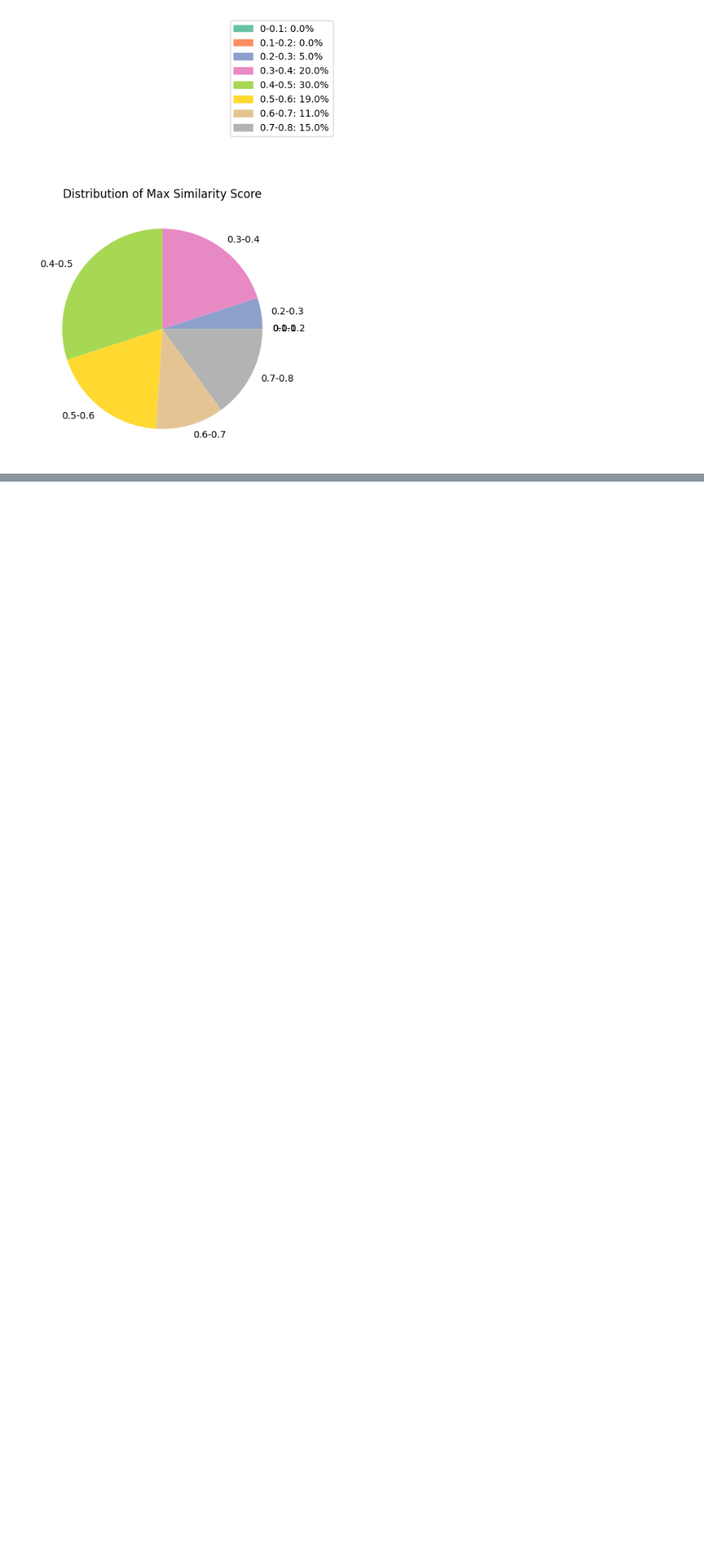
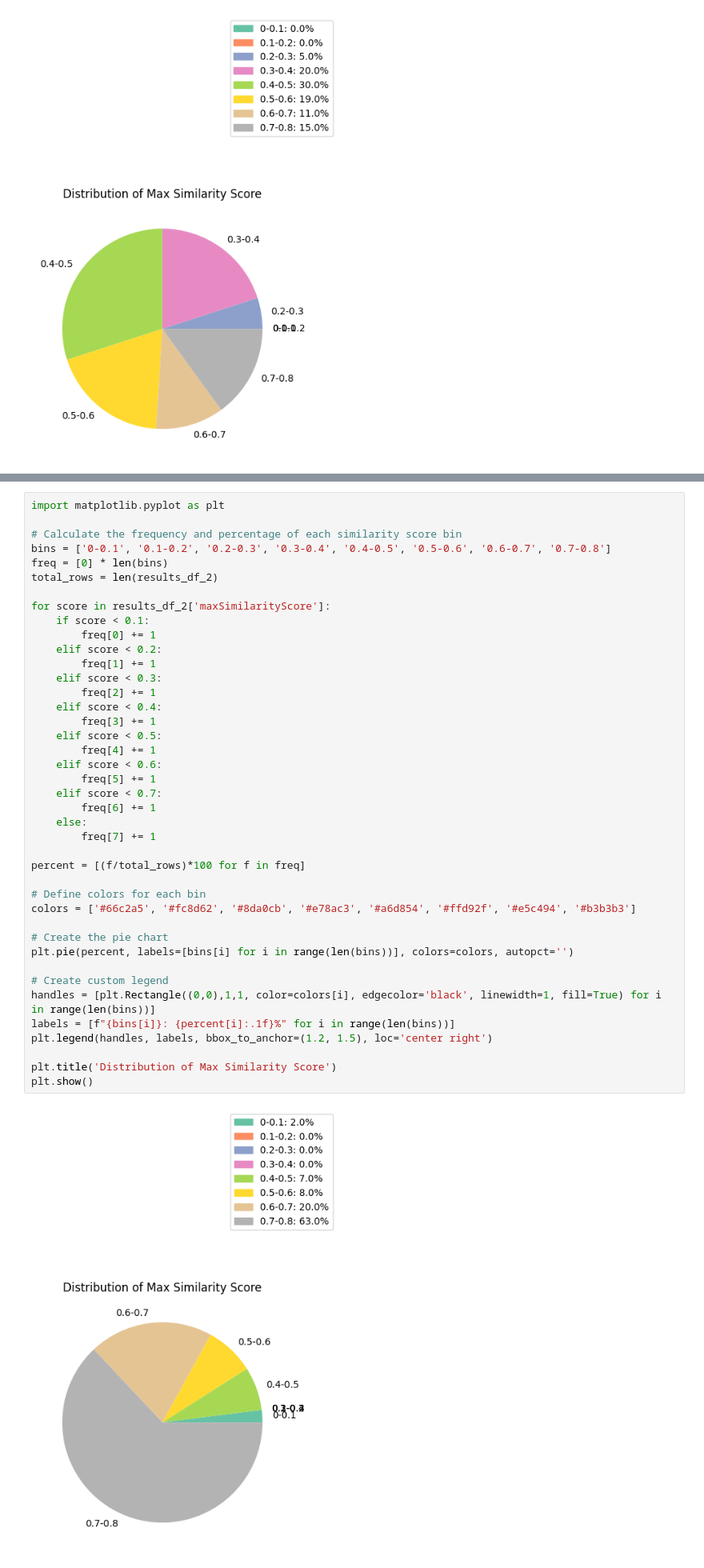
Before and after one commit to aditiiilaturkar/911-Interactions-Analysis, a Jupyter notebook: KNN_with_Cosine_address_mapping.ipynb, the cells around one changed output, grey strips where cells are left out. Shown at 80% size. Saved outputs shown, nothing was run; the diff lists cells and outputs as text; blank space fills up the shorter version.

```diff
--- a/KNN_with_Cosine_address_mapping.ipynb
+++ b/KNN_with_Cosine_address_mapping.ipynb
@@ -144,0 +210,43 @@ plt.show()
+# %%
+import matplotlib.pyplot as plt
+
+# Calculate the frequency and percentage of each similarity score bin
+bins = ['0-0.1', '0.1-0.2', '0.2-0.3', '0.3-0.4', '0.4-0.5', '0.5-0.6', '0.6-0.7', '0.7-0.8']
+freq = [0] * len(bins)
+total_rows = len(results_df_2)
+
+for score in results_df_2['maxSimilarityScore']:
+    if score < 0.1:
+        freq[0] += 1
+    elif score < 0.2:
+        freq[1] += 1
+    elif score < 0.3:
+        freq[2] += 1
+    elif score < 0.4:
+        freq[3] += 1
+    elif score < 0.5:
+        freq[4] += 1
+    elif score < 0.6:
+        freq[5] += 1
+    elif score < 0.7:
+        freq[6] += 1
+    else:
+        freq[7] += 1
+
+percent = [(f/total_rows)*100 for f in freq]
+
+# Define colors for each bin
+colors = ['#66c2a5', '#fc8d62', '#8da0cb', '#e78ac3', '#a6d854', '#ffd92f', '#e5c494', '#b3b3b3']
+
+# Create the pie chart
+plt.pie(percent, labels=[bins[i] for i in range(len(bins))], colors=colors, autopct='')
+
+# Create custom legend
+handles = [plt.Rectangle((0,0),1,1, color=colors[i], edgecolor='black', linewidth=1, fill=True) for i in range(len(bins))]
+labels = [f"{bins[i]}: {percent[i]:.1f}%" for i in range(len(bins))]
+plt.legend(handles, labels, bbox_to_anchor=(1.2, 1.5), loc='center right')
+
+plt.title('Distribution of Max Similarity Score')
+plt.show()
+# %% [output]
+[figure, added]
```
Also changed, not shown: parts of 3 cells of this notebook.
